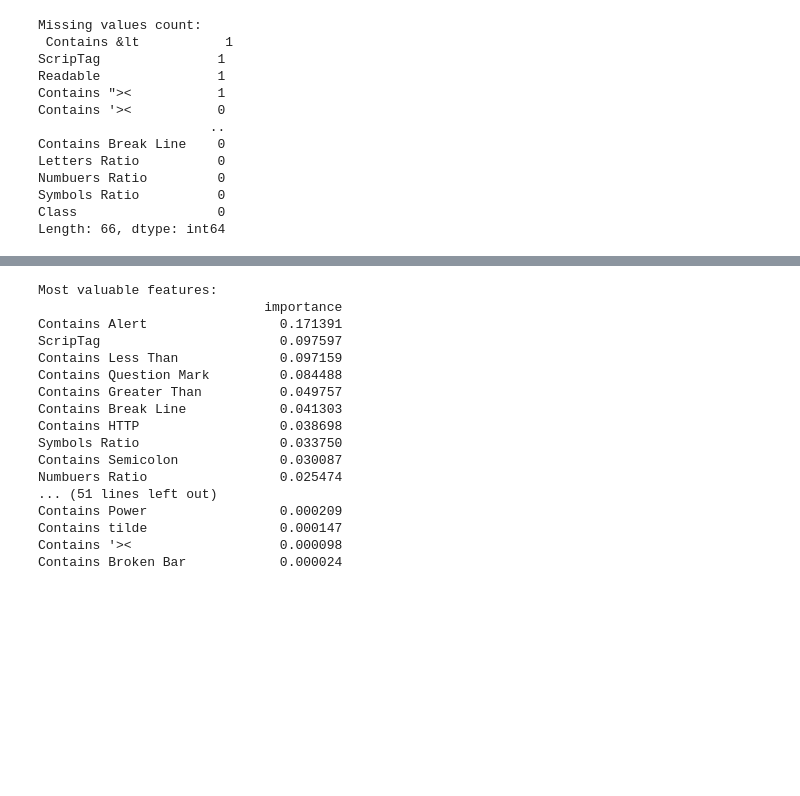
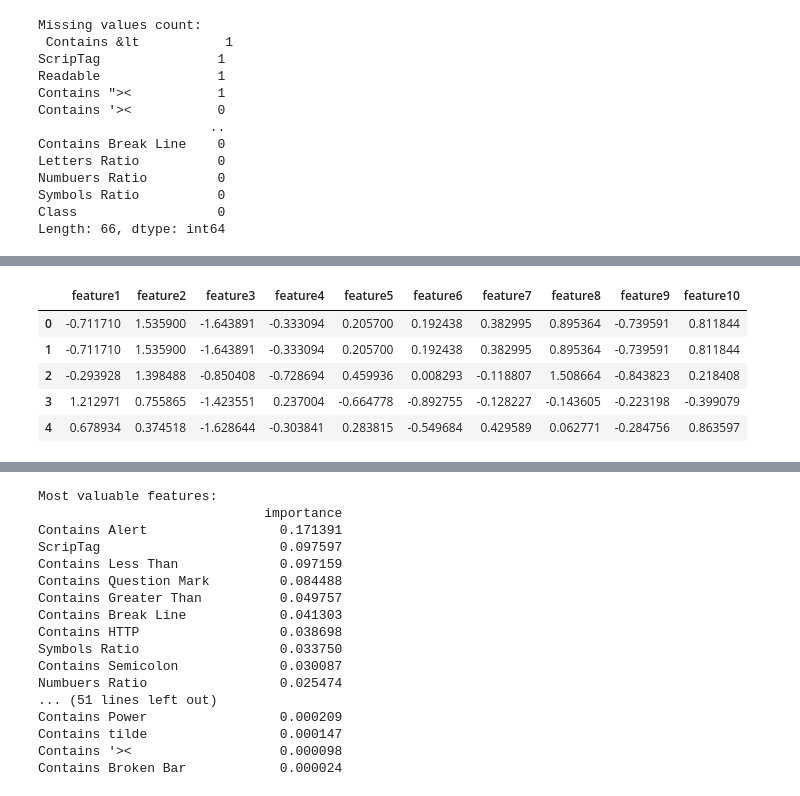
Before and after one commit to sahinebrar/MachineLearningExercises, a Jupyter notebook: XSS_detection.ipynb, the cells around one changed output, grey strips where cells are left out. Drawn from its saved outputs; the diff is of its cells as text; code cells hidden in the pictures; blank space fills up the shorter version.

```diff
--- a/XSS_detection.ipynb
+++ b/XSS_detection.ipynb
@@ -277,0 +348,16 @@ plt.savefig('corrmatrix.png')
+# %%
+# Apply PCA to the standardized features
+pca2 = PCA(n_components=10)
+principal_components2 = pca2.fit_transform(X)
+
+# Convert to dataframe
+component_names = [f"feature{i+1}" for i in range(principal_components2.shape[1])]
+principal_components2 = pd.DataFrame(principal_components2, columns=component_names)
+principal_components2.head()
+# %% [output]
+|  | feature1 | feature2 | feature3 | feature4 | feature5 | feature6 | feature7 | feature8 | feature9 | feature10 |
+| 0 | -0.711710 | 1.535900 | -1.643891 | -0.333094 | 0.205700 | 0.192438 | 0.382995 | 0.895364 | -0.739591 | 0.811844 |
+| 1 | -0.711710 | 1.535900 | -1.643891 | -0.333094 | 0.205700 | 0.192438 | 0.382995 | 0.895364 | -0.739591 | 0.811844 |
+| 2 | -0.293928 | 1.398488 | -0.850408 | -0.728694 | 0.459936 | 0.008293 | -0.118807 | 1.508664 | -0.843823 | 0.218408 |
+| 3 | 1.212971 | 0.755865 | -1.423551 | 0.237004 | -0.664778 | -0.892755 | -0.128227 | -0.143605 | -0.223198 | -0.399079 |
+| 4 | 0.678934 | 0.374518 | -1.628644 | -0.303841 | 0.283815 | -0.549684 | 0.429589 | 0.062771 | -0.284756 | 0.863597 |
```
Also changed, not shown: parts of 14 cells of this notebook.
